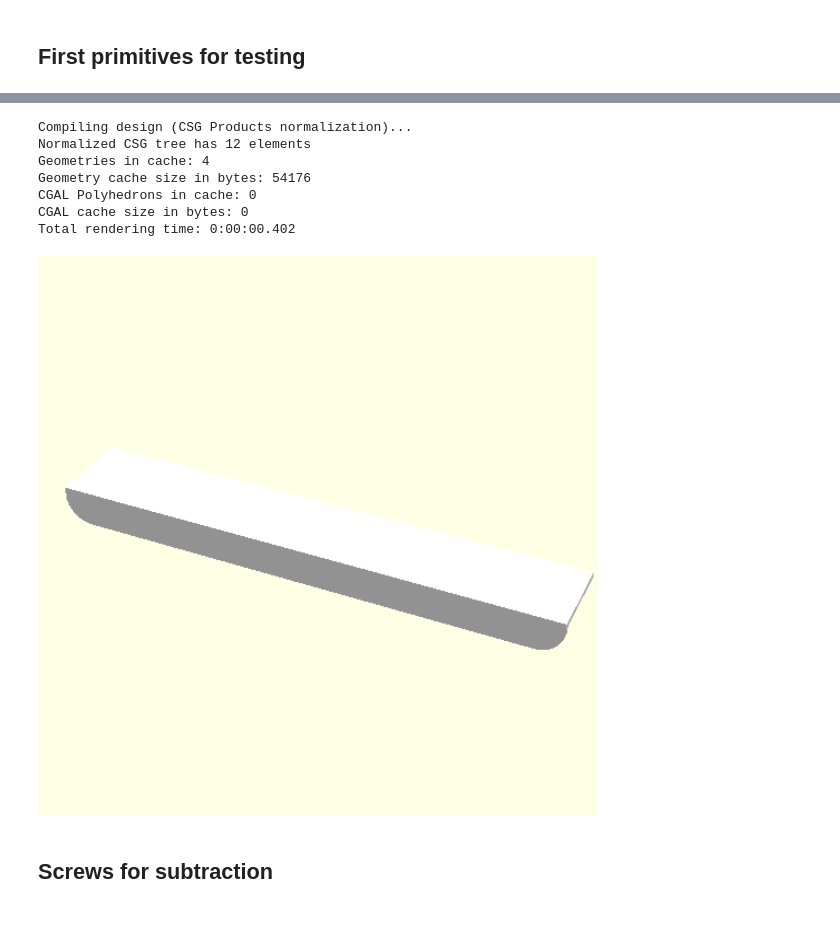
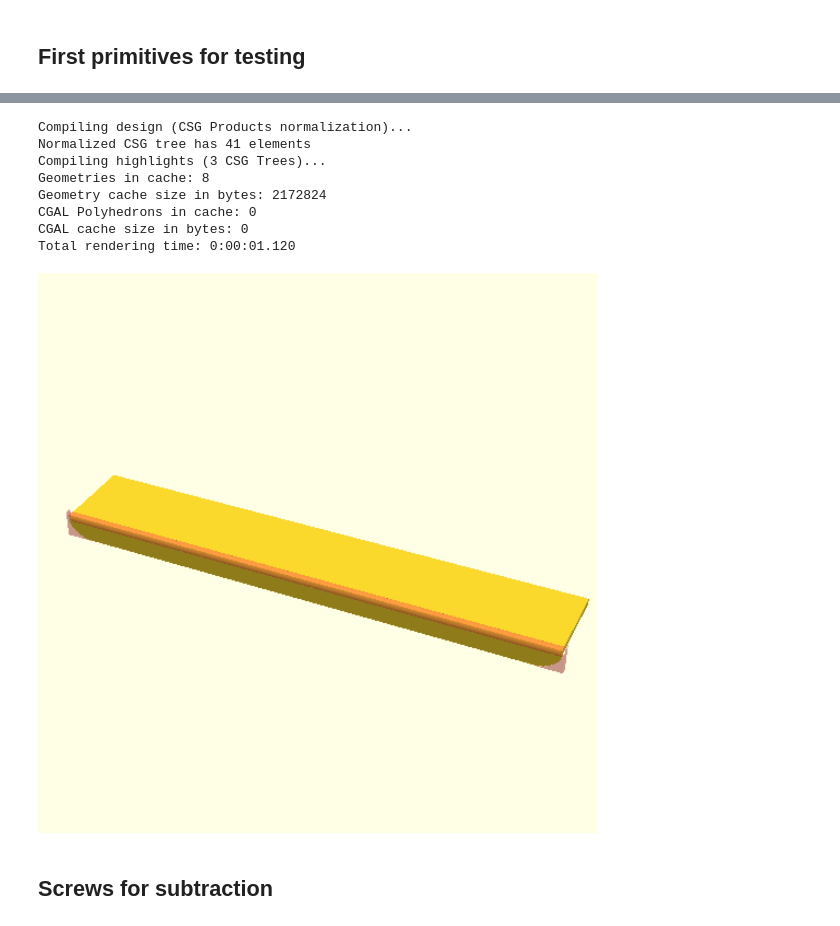
Before and after one commit to donnels/jupyter-openscad-aarch64, a Jupyter notebook: 3d-projects/dummy-strike-plate.ipynb, the cells around one changed output, grey strips where cells are left out. Cells and saved outputs as stored; diff of their text form; code cells hidden in the pictures.

```diff
--- a/3d-projects/dummy-strike-plate.ipynb
+++ b/3d-projects/dummy-strike-plate.ipynb
@@ -85,19 +133,21 @@ Total rendering time: 0:00:00.231
 # %%
 %%display
 difference() {
     strikePlate();
-    translate([0,0,offset]) cornerShaperL();
-    translate([SPlength-cornerRad,-.1,offset]) cornerShaperR();
+    #translate([-1,0,offset]) cornerShaperL();
+    #translate([SPlength-shaperRad+1,0,offset]) cornerShaperR();
+    #translate([-.1,0,0]) edgeShaper(SPlength+.2,2);
 }
 # %% [output]
 Compiling design (CSG Products normalization)...
-Normalized CSG tree has 12 elements
-Geometries in cache: 4
-Geometry cache size in bytes: 54176
+Normalized CSG tree has 41 elements
+Compiling highlights (3 CSG Trees)...
+Geometries in cache: 8
+Geometry cache size in bytes: 2172824
 CGAL Polyhedrons in cache: 0
 CGAL cache size in bytes: 0
-Total rendering time: 0:00:00.402
+Total rendering time: 0:00:01.120
-[figure, old version]
+[figure, new version]
 # %% [markdown]
 ## Screws for subtraction
 # %%
```
Also changed, not shown: parts of 15 cells of this notebook, 4 other files.
